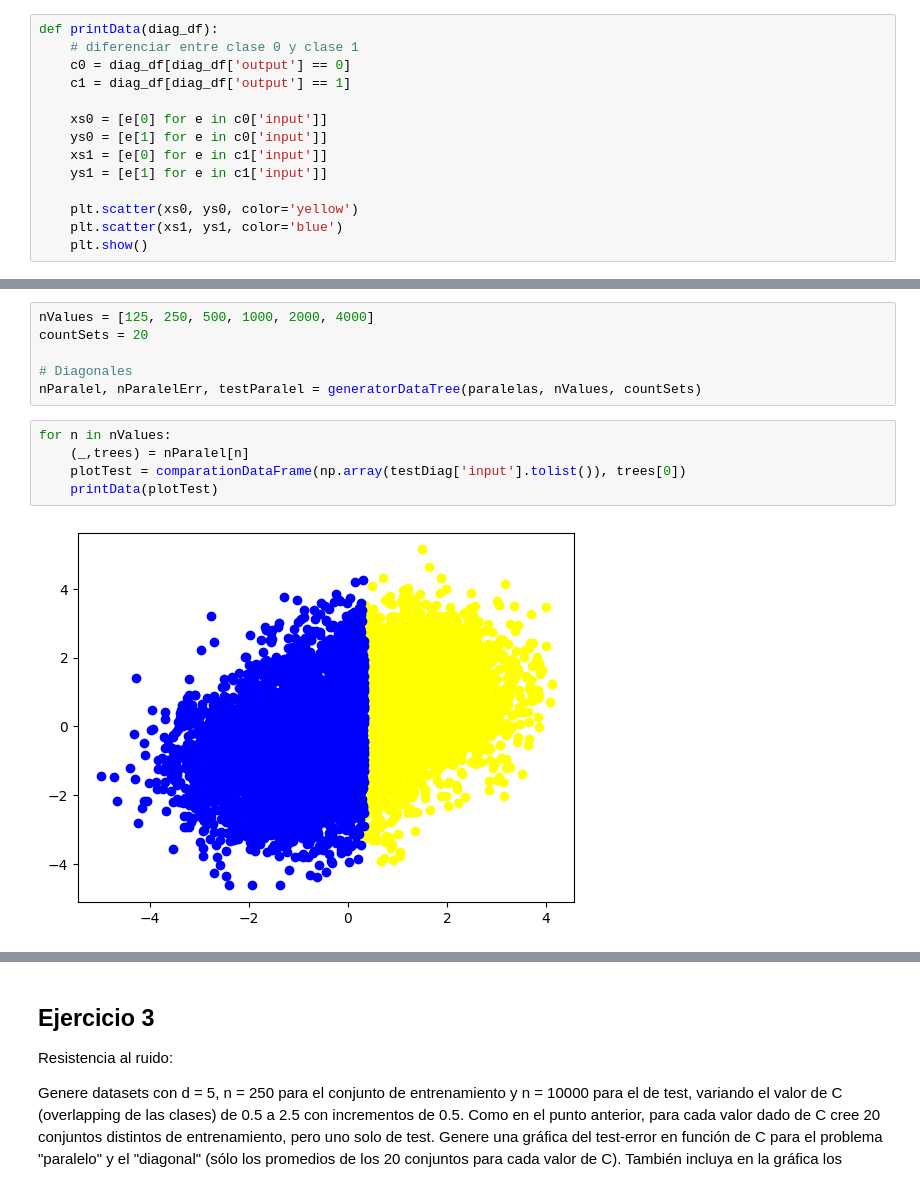
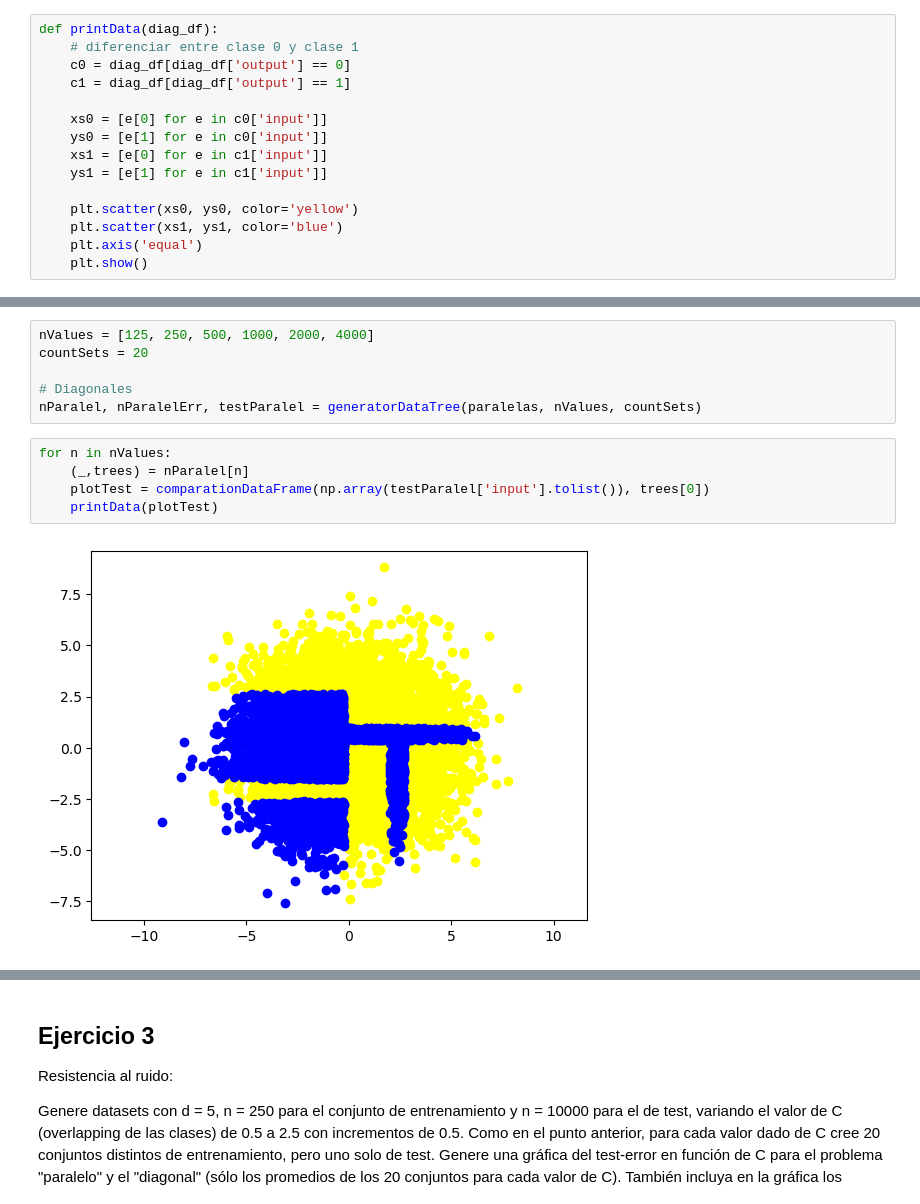
Before and after one commit to Martin-Binner/IA, a Jupyter notebook: ML/IIA24_ML_Generacion.ipynb, the cells around one changed output, grey strips where cells are left out. Drawn from its saved outputs; the diff is of its cells as text.

```diff
--- a/ML/IIA24_ML_Generacion.ipynb
+++ b/ML/IIA24_ML_Generacion.ipynb
@@ -273,6 +273,7 @@ def printData(diag_df):
 
     plt.scatter(xs0, ys0, color='yellow')
     plt.scatter(xs1, ys1, color='blue')
+    plt.axis('equal')
     plt.show()
 # %%
 def comparationDataFrame(test, tree):
@@ -395,7 +408,7 @@ nParalel, nParalelErr, testParalel = generatorDataTree(paralelas, nValues, count
 # %%
 for n in nValues:
     (_,trees) = nParalel[n]
-    plotTest = comparationDataFrame(np.array(testDiag['input'].tolist()), trees[0])
+    plotTest = comparationDataFrame(np.array(testParalel['input'].tolist()), trees[0])
     printData(plotTest)
 # %% [output]
-[figure, old version]
+[figure, new version]
```
Also changed, not shown: parts of 14 cells of this notebook.
